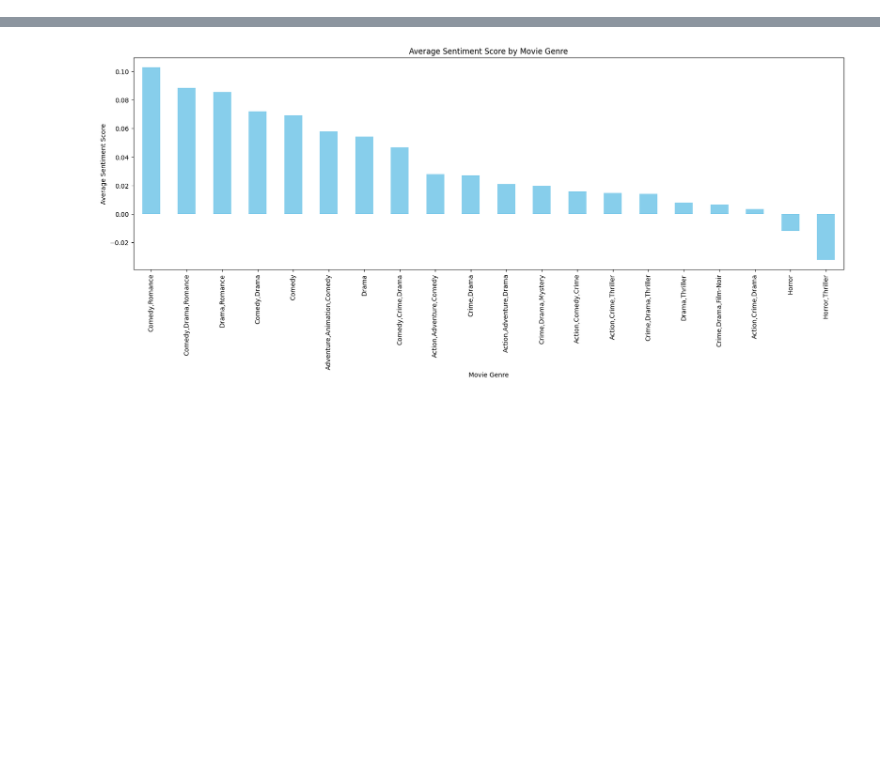
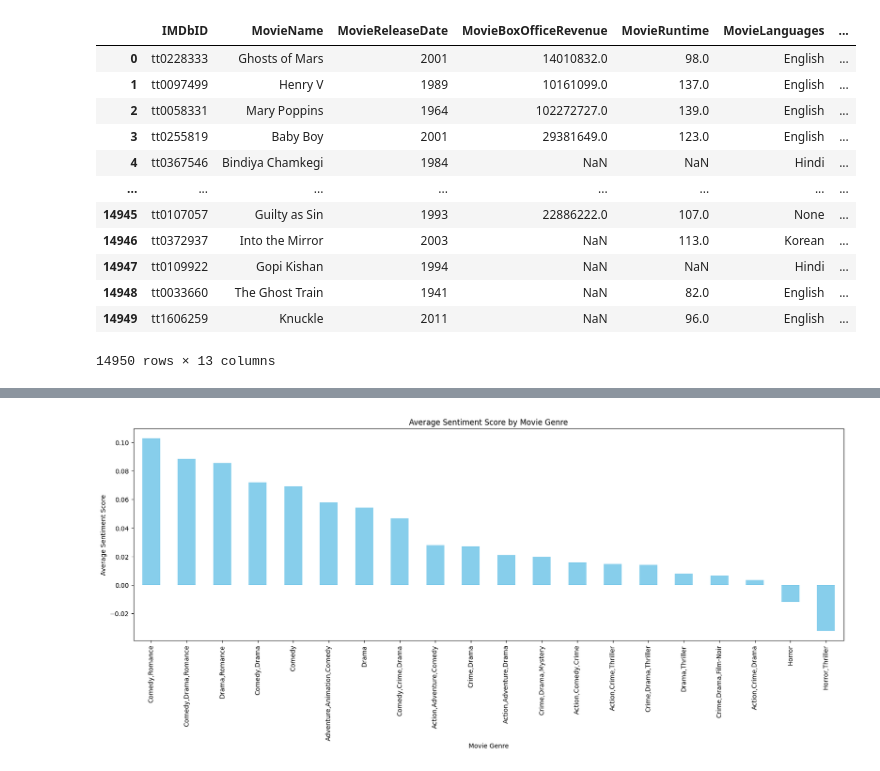
Before and after one commit to epfl-ada/ada-2023-project-padawans, a Jupyter notebook: Q4.ipynb, the cells around one changed output, grey strips where cells are left out. Drawn from its saved outputs; the diff is of its cells as text; code cells hidden in the pictures; blank space fills up the shorter version.

```diff
--- a/Q4.ipynb
+++ b/Q4.ipynb
@@ -0,0 +64,7 @@
+# %%
+import pandas as pd
+from tqdm.auto import tqdm
+
+pipe = pipeline("text-classification", model="bhadresh-savani/distilbert-base-uncased-emotion")
+tqdm.pandas()
+df_chunks['emotion'] = df_chunks['text_chunk'].progress_apply(pipe)
@@ -0,0 +87,17 @@
+# %%
+
+def extract_emotion_label(row):
+    # Assuming each 'emotion' field is a list of dictionaries with 'label'
+    emotion_data = row['emotion']
+    return emotion_data[0]['label'] if emotion_data else None
+
+df_chunks['emotion_label'] = df_chunks.apply(extract_emotion_label, axis=1)
+
+# Group by film_id and count the occurrences of each emotion
+emotion_counts = df_chunks.groupby(['film_id', 'emotion_label']).size().reset_index(name='counts')
+
+# Determine the most frequent emotion for each film
+def most_frequent_emotion(group):
+    return group.sort_values('counts', ascending=False).iloc[0]['emotion_label']
+
+most_frequent_emotions = emotion_counts.groupby('film_id').apply(most_frequent_emotion).reset_index(name='most_frequent_emotion')
@@ -0,0 +170,16 @@
+# %%
+merged_df
+# %% [output]
+|  | IMDbID | MovieName | MovieReleaseDate | MovieBoxOfficeRevenue | MovieRuntime | MovieLanguages | ... |
+| 0 | tt0228333 | Ghosts of Mars | 2001 | 14010832.0 | 98.0 | English | ... |
+| 1 | tt0097499 | Henry V | 1989 | 10161099.0 | 137.0 | English | ... |
+| 2 | tt0058331 | Mary Poppins | 1964 | 102272727.0 | 139.0 | English | ... |
+| 3 | tt0255819 | Baby Boy | 2001 | 29381649.0 | 123.0 | English | ... |
+| 4 | tt0367546 | Bindiya Chamkegi | 1984 | NaN | NaN | Hindi | ... |
+| ... | ... | ... | ... | ... | ... | ... | ... |
+| 14945 | tt0107057 | Guilty as Sin | 1993 | 22886222.0 | 107.0 | None | ... |
+| 14946 | tt0372937 | Into the Mirror | 2003 | NaN | 113.0 | Korean | ... |
+| 14947 | tt0109922 | Gopi Kishan | 1994 | NaN | NaN | Hindi | ... |
+| 14948 | tt0033660 | The Ghost Train | 1941 | NaN | 82.0 | English | ... |
+| 14949 | tt1606259 | Knuckle | 2011 | NaN | 96.0 | English | ... |
+14950 rows × 13 columns
```
Also changed, not shown: parts of 16 cells of this notebook, 5 other files.
